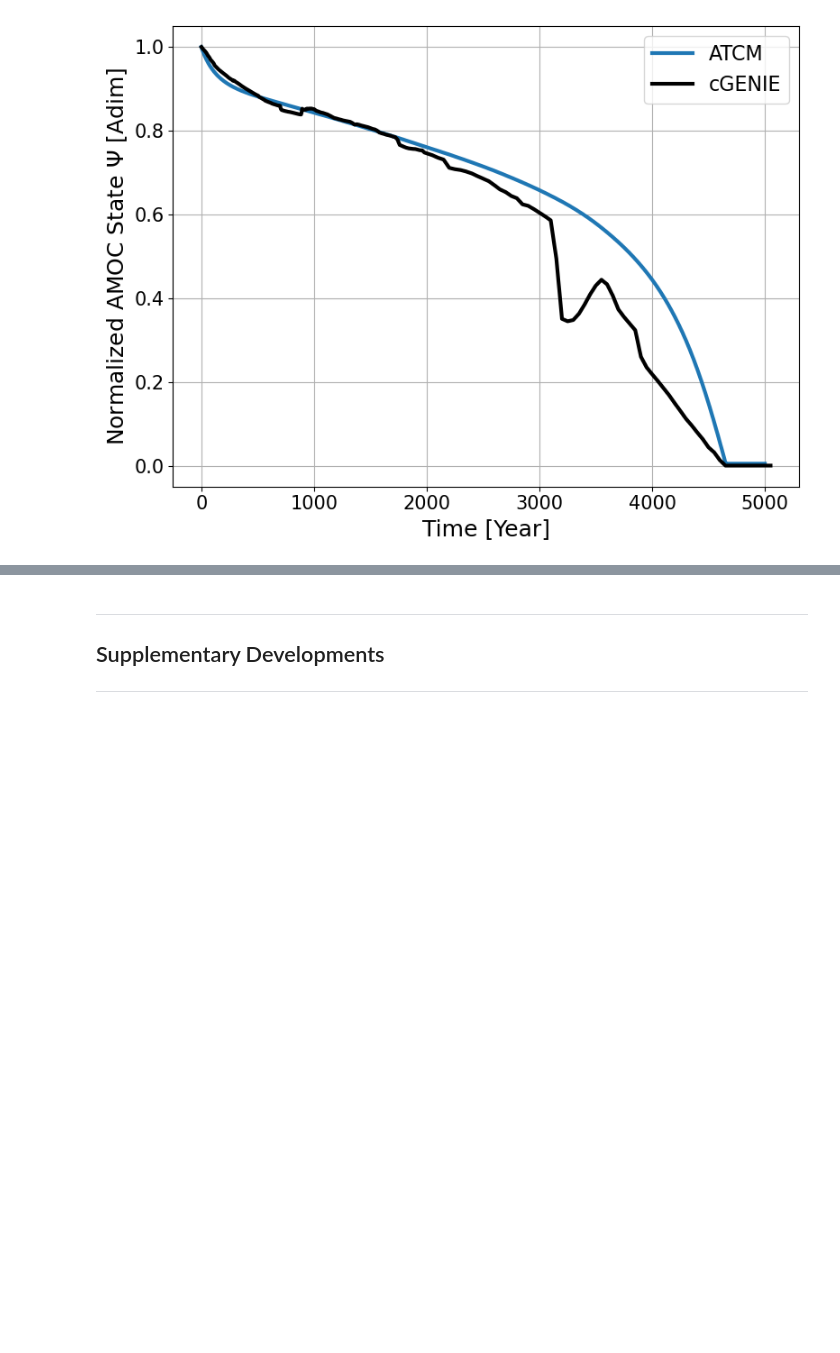
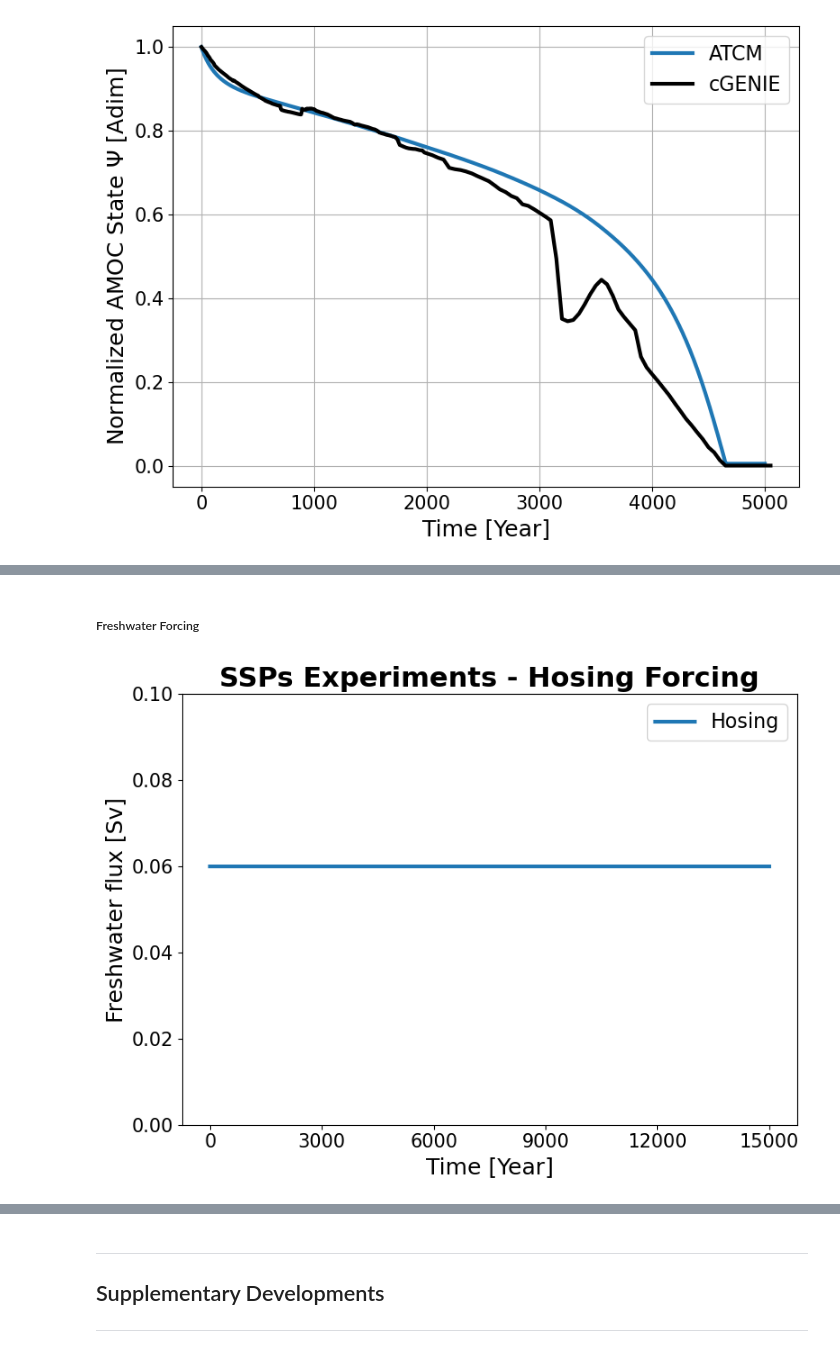
Before and after one commit to VUB-HYDR/2025_Laridon_etal_ORE, a Jupyter notebook: ATCM.ipynb, the cells around one changed output, grey strips where cells are left out. Saved outputs shown, nothing was run; the diff lists cells and outputs as text; code cells hidden in the pictures; blank space fills up the shorter version.

```diff
--- a/ATCM.ipynb
+++ b/ATCM.ipynb
@@ -1676,0 +1852,29 @@ plt.show()
+# %% [markdown]
+##### Freshwater Forcing
+# %%
+### Construction of the Hosing Profile ###
+t_0 = 0
+t_f = 15000
+hosing = 0.06
+
+time = np.arange(t_0,t_f,1)
+
+freshwater_flux_hosing = interpolate.interp1d([t_0,t_f],[hosing,hosing],bounds_error= False, fill_value=0)
+freshwater_flux = freshwater_flux_hosing(time)
+
+### Plotting ###
+
+plt.figure(figsize=(8,6))
+plt.plot(time,freshwater_flux, label='Hosing',lw=3)
+plt.title("SSPs Experiments - Hosing Forcing",fontsize=22,fontweight='bold')
+plt.xlabel("Time [Year]",fontsize=18)
+plt.ylabel("Freshwater flux [Sv]",fontsize=18)
+plt.ylim(0,0.1)
+plt.legend(fontsize=16)
+plt.tick_params(axis='both',labelsize=15)
+plt.tight_layout()
+plt.xticks(np.arange(0,15001, step=3000))
+plt.savefig(figures_path+'ssp_hosing_forcing',dpi=400)
+plt.show()
+# %% [output]
+[figure, added]
```
Also changed, not shown: parts of 9 cells of this notebook.
